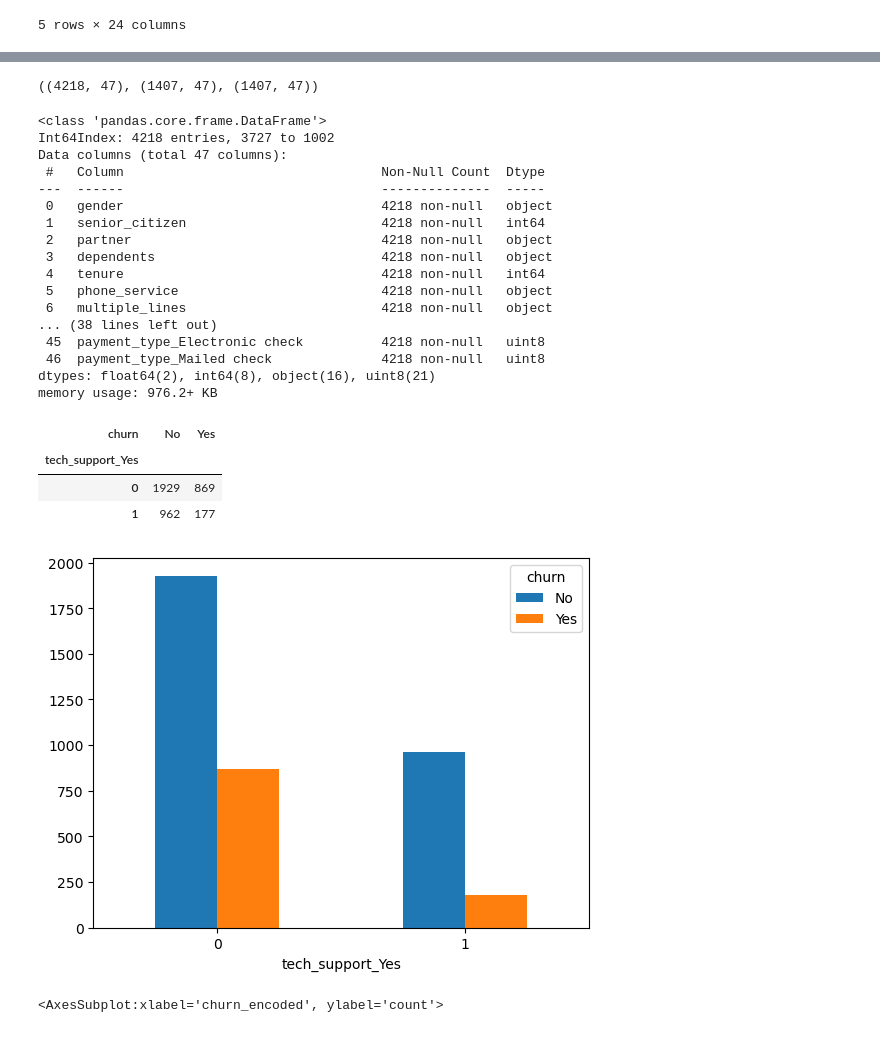
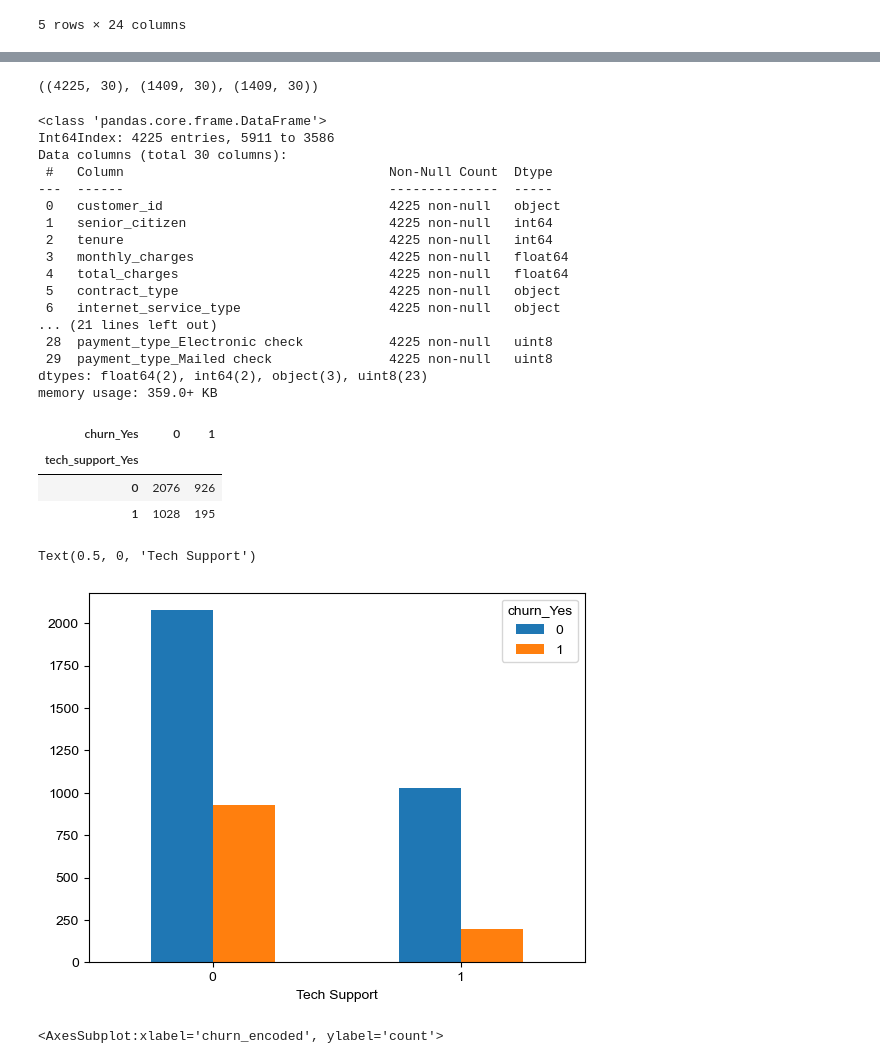
Before and after one commit to jorgellopez38/Telco_Churn, a Jupyter notebook: scratch_work1.ipynb, the cells around one changed output, grey strips where cells are left out. Cells and saved outputs as stored; diff of their text form; code cells hidden in the pictures.

```diff
--- a/scratch_work1.ipynb
+++ b/scratch_work1.ipynb
@@ -71,45 +73,47 @@ categorical_columns
  'internet_service_type',
  'payment_type']
 # %%
-telco = prepare.prep_telco_data(telco)
+telco = prepare.prep_telco(telco)
 # %%
-train, validate, test = prepare.my_train_test_split(telco, 'churn_encoded')
+train, validate, test = prepare.my_train_test_split(telco, 'churn_Yes')
 # %%
 train.shape, validate.shape, test.shape
 # %% [output]
-((4218, 47), (1407, 47), (1407, 47))
+((4225, 30), (1409, 30), (1409, 30))
 # %%
 train.info()
 # %% [output]
 <class 'pandas.core.frame.DataFrame'>
-Int64Index: 4218 entries, 3727 to 1002
-Data columns (total 47 columns):
- #   Column                                 Non-Null Count  Dtype
----  ------                                 --------------  -----
- 0   gender                                 4218 non-null   object
- 1   senior_citizen                         4218 non-null   int64
- 2   partner                                4218 non-null   object
- 3   dependents                             4218 non-null   object
- 4   tenure                                 4218 non-null   int64
- 5   phone_service                          4218 non-null   object
- 6   multiple_lines                         4218 non-null   object
-... (38 lines left out)
- 45  payment_type_Electronic check          4218 non-null   uint8
- 46  payment_type_Mailed check              4218 non-null   uint8
-dtypes: float64(2), int64(8), object(16), uint8(21)
-memory usage: 976.2+ KB
+Int64Index: 4225 entries, 5911 to 3586
+Data columns (total 30 columns):
+ #   Column                                  Non-Null Count  Dtype
+---  ------                                  --------------  -----
+ 0   customer_id                             4225 non-null   object
+ 1   senior_citizen                          4225 non-null   int64
+ 2   tenure                                  4225 non-null   int64
+ 3   monthly_charges                         4225 non-null   float64
+ 4   total_charges                           4225 non-null   float64
+ 5   contract_type                           4225 non-null   object
+ 6   internet_service_type                   4225 non-null   object
+... (21 lines left out)
+ 28  payment_type_Electronic check           4225 non-null   uint8
+ 29  payment_type_Mailed check               4225 non-null   uint8
+dtypes: float64(2), int64(2), object(3), uint8(23)
+memory usage: 359.0+ KB
 # %%
-observed1 = pd.crosstab(train.tech_support_Yes, train.churn)
+observed1 = pd.crosstab(train.tech_support_Yes, train.churn_Yes)
 observed1
 # %% [output]
-| churn | No | Yes |
+| churn_Yes | 0 | 1 |
 | tech_support_Yes |  |  |
-| 0 | 1929 | 869 |
-| 1 | 962 | 177 |
+| 0 | 2076 | 926 |
+| 1 | 1028 | 195 |
 # %%
 barplot1 = observed1.plot.bar(rot=0)
+plt.xlabel('Tech Support')
 # %% [output]
+Text(0.5, 0, 'Tech Support')
-[figure, old version]
+[figure, new version]
 # %%
 sns.set_theme(style="whitegrid")
 sns.countplot(x=train["churn_encoded"])
```
Also changed, not shown: parts of 2 cells of this notebook, 5 other files.
